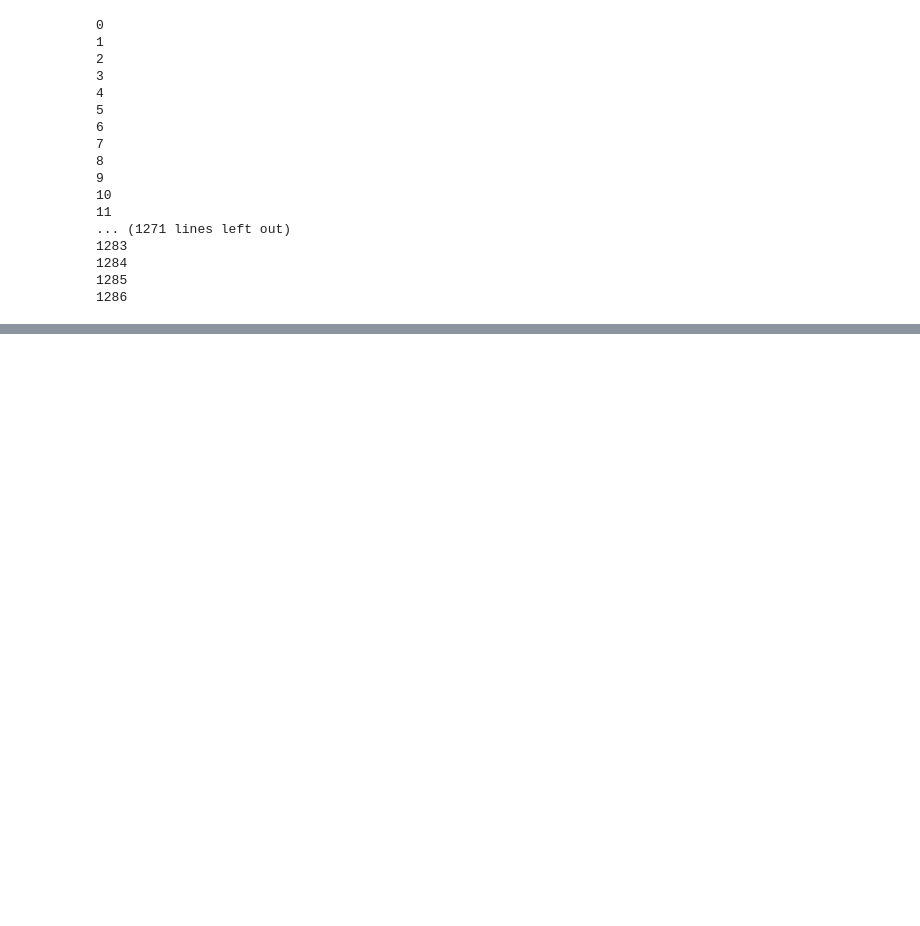
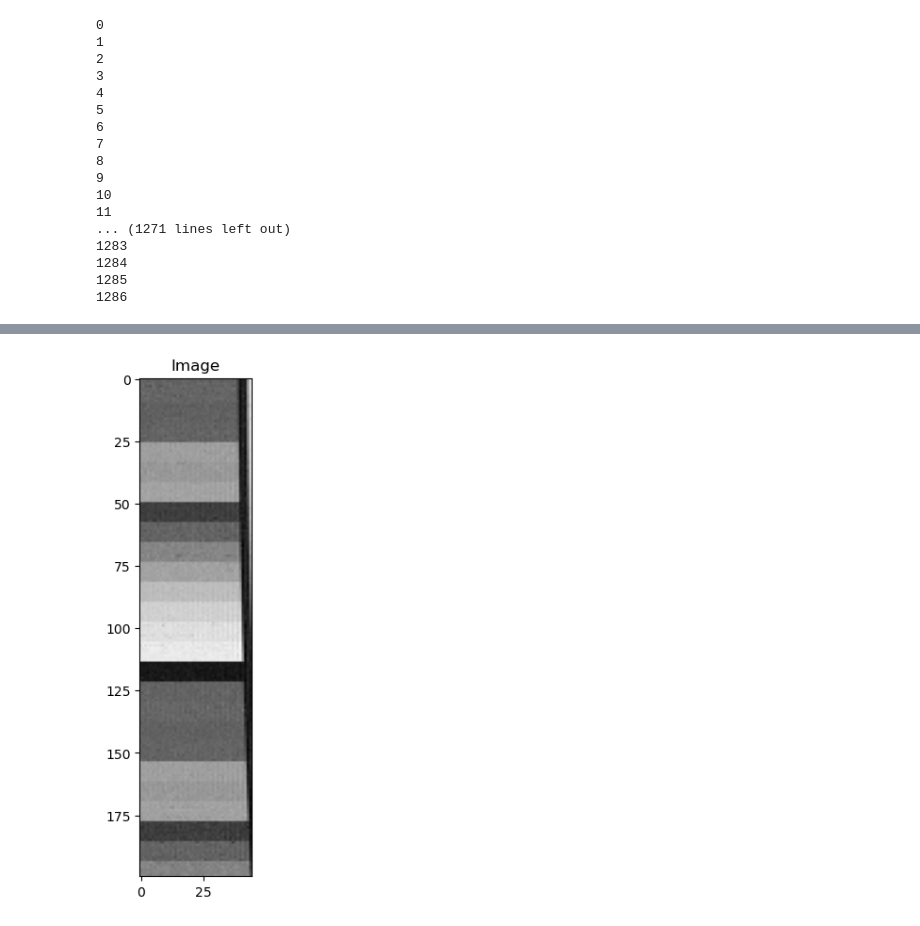
Before and after one commit to OlegSanMos/Geoinfa, a Jupyter notebook: Theory/8-APT-2.ipynb, the cells around one changed output, grey strips where cells are left out. Drawn from its saved outputs; the diff is of its cells as text; code cells hidden in the pictures; blank space fills up the shorter version.

```diff
--- a/Theory/8-APT-2.ipynb
+++ b/Theory/8-APT-2.ipynb
@@ -325,0 +323,11 @@ plt.show()
+# %%
+temperature_lines = matrix1[600:800, 2080 - 45:]
+# %%
+fig, ax = plt.subplots(figsize=(10, 7), dpi=100)
+
+# Последний элемент убираем, потому что он (может быть) заполнен не полностью
+ax.imshow(temperature_lines, cmap='gray')
+plt.title('Image')
+plt.show()
+# %% [output]
+[figure, added]
```
Also changed, not shown: parts of 19 cells of this notebook.
